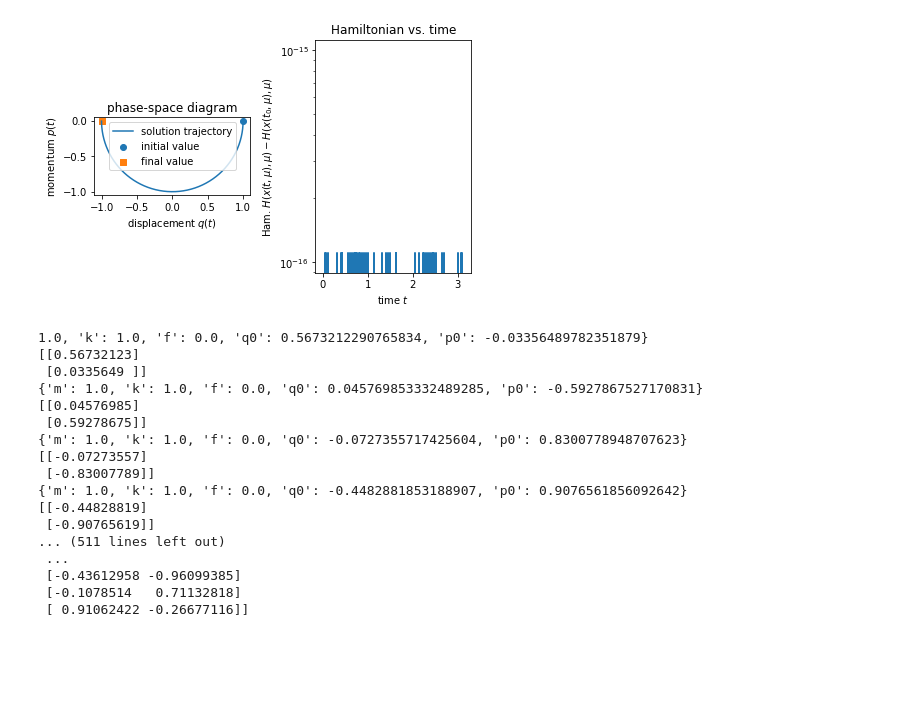
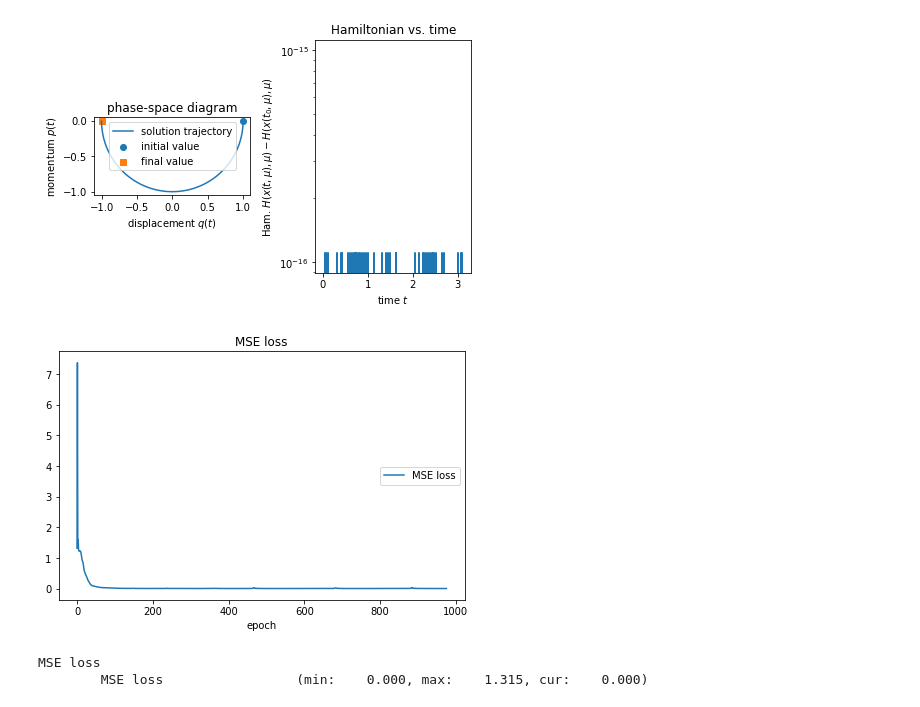
Before and after one commit to steff-mueller/simtech-bsc-thesis, a Jupyter notebook: meetings/02_code/learn_torch.ipynb, the cells around one changed output. Saved outputs shown, nothing was run; the diff lists cells and outputs as text; code cells hidden in the pictures; blank space fills up the shorter version.

```diff
--- a/meetings/02_code/learn_torch.ipynb
+++ b/meetings/02_code/learn_torch.ipynb
@@ -19,78 +22,62 @@ plot_Ham_sys(X, t, all_Ham)
 # %% [output]
 [figure]
 # %%
-n = 1000 # number of training points
-dt = 1e-3
+n = 10000 # number of training points
+dt = 0.1 # time step
 
-# generate random phase points in [-1,1]x[-1,1]
-X_train = np.random.uniform(-1, 1, size=(n,2))
+# generate random phase points in [-2,2]x[-2,2]
+X_train = np.random.uniform(-2, 2, size=(n,2))
 
 def time_step(x_train):
     # compute one time step h
     mu = {'m': 1., 'k': 1., 'f': 0., 'q0': x_train[0], 'p0': x_train[1]}
-    print(mu)
-    y_train, _ = model.solve(0, dt, dt, mu)
-    print(y_train)
+    y_train, _ = model.solve(0, dt+dt, dt, mu) # open time interval, therefore `dt+dt`
 
-    y_train = np.reshape(y_train, (2,))
-    return y_train
+    return y_train[:,1]
 
 Y_train = np.apply_along_axis(time_step, 1, X_train)
-
-print(X_train)
-print(Y_train)
 
 # convert to `torch.tensor`
 torch.set_default_dtype(torch.float64)
 X_train = torch.tensor(X_train)
 Y_train = torch.tensor(Y_train)
-# %% [output]
-1.0, 'k': 1.0, 'f': 0.0, 'q0': 0.5673212290765834, 'p0': -0.03356489782351879}
-[[0.56732123]
- [0.0335649 ]]
-{'m': 1.0, 'k': 1.0, 'f': 0.0, 'q0': 0.045769853332489285, 'p0': -0.5927867527170831}
-[[0.04576985]
- [0.59278675]]
-{'m': 1.0, 'k': 1.0, 'f': 0.0, 'q0': -0.0727355717425604, 'p0': 0.8300778948707623}
-[[-0.07273557]
- [-0.83007789]]
-{'m': 1.0, 'k': 1.0, 'f': 0.0, 'q0': -0.4482881853188907, 'p0': 0.9076561856092642}
-[[-0.44828819]
- [-0.90765619]]
-... (511 lines left out)
- ...
- [-0.43612958 -0.96099385]
- [-0.1078514   0.71132818]
- [ 0.91062422 -0.26677116]]
 # %%
 # train basic FNN
 
 nn_model = torch.nn.Sequential(
     torch.nn.Linear(2, 50),
     torch.nn.Sigmoid(),
     torch.nn.Linear(50, 50),
     torch.nn.Sigmoid(),
     torch.nn.Linear(50, 2)
 )
 
 loss_fn = torch.nn.MSELoss()
 
 learning_rate = 1e-1
 
+opt = optim.Adam(nn_model.parameters(), lr=learning_rate)
+
+liveloss = PlotLosses()
+
 for t in range(1000):
     Y_pred = nn_model(X_train)
 
     loss = loss_fn(Y_pred, Y_train)
 
-    # Zero the gradients before running the backward pass.
-    nn_model.zero_grad()
-
     # Backward pass: compute gradient of the loss with respect to all the learnable
     # parameters of the model.
     loss.backward()
 
-    # Update the weights using gradient descent.
-    with torch.no_grad():
-        for param in nn_model.parameters():
-            param.data -= learning_rate * param.grad
+    opt.step()
+    opt.zero_grad()
+
+    liveloss.update({'MSE loss': loss.item()})
+
+    if (t % 25) == 0:
+        liveloss.send()
+# %% [output]
+[figure, added]
+MSE loss
+        MSE loss                 (min:    0.000, max:    1.315, cur:    0.000)
 # %%
```
Also changed, not shown: parts of 4 cells of this notebook, 1 other file.
